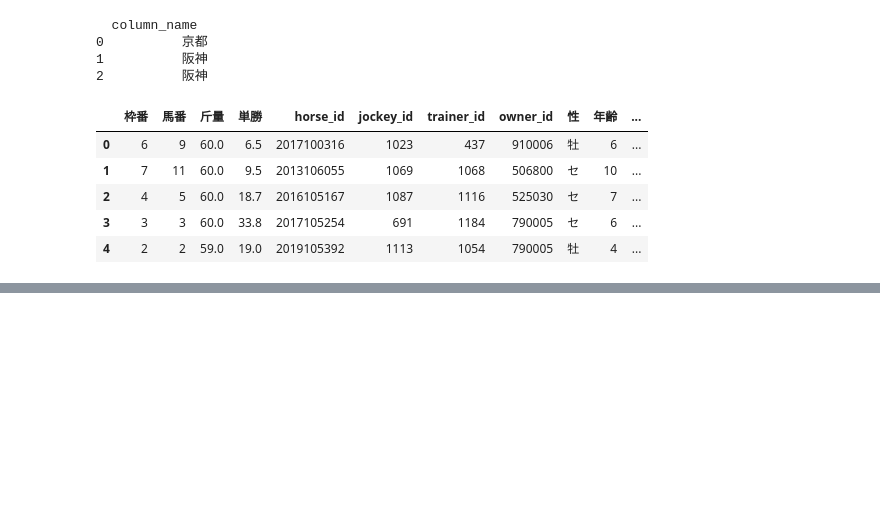
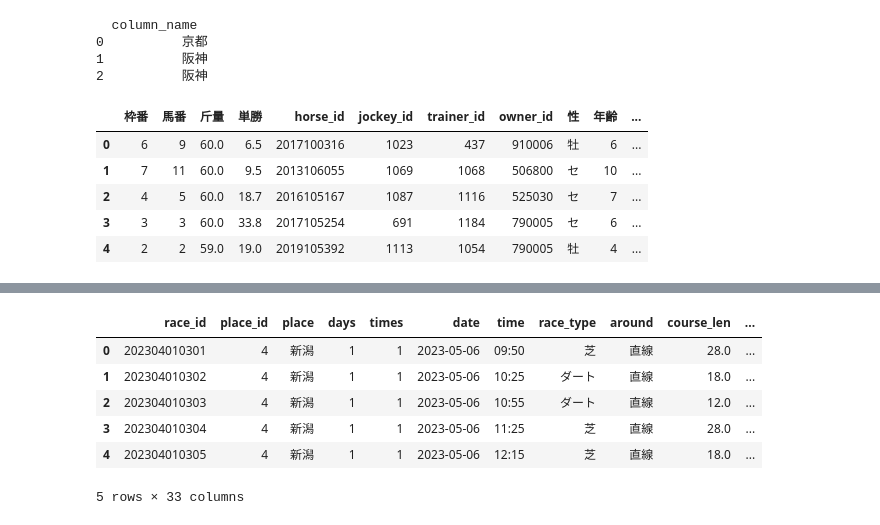
Before and after one commit to nmatsubara8/keibam, a Jupyter notebook: src/preparing/sand_box.ipynb, the cells around one changed output, grey strips where cells are left out. Saved outputs shown, nothing was run; the diff lists cells and outputs as text; code cells hidden in the pictures; blank space fills up the shorter version.

```diff
--- a/src/preparing/sand_box.ipynb
+++ b/src/preparing/sand_box.ipynb
@@ -1786,0 +1920,41 @@ dft.head()
+# %%
+import pandas as pd
+
+from src.preprocessing._abstract_data_processor import AbstractDataProcessor
+
+
+class RaceInfoProcessor(AbstractDataProcessor):
+    def __init__(self, filepath):
+        """
+        初期処理
+        """
+        super().__init__(filepath)
+
+    def _preprocess(self):
+        """
+        前処理
+        """
+        df = self.raw_data
+        # 距離は10の位を切り捨てる
+        df["course_len"] = df["course_len"].astype(float) // 100
+        # 日付型に変更
+        df["date"] = pd.to_datetime(df["date"], format="%Y年%m月%d日")
+        # 開催場所
+        df["開催"] = df.index.map(lambda x: str(x)[4:6])
+
+        return df
+
+
+inst = RaceInfoProcessor("./data/raw/race_info.pkl")
+dft = inst._preprocess()
+# new_columns = {col: int(col) if col.isdigit() else col for col in df.columns if col.isdigit()}
+# 列名を変換
+dft.head()
+# %% [output]
+|  | race_id | place_id | place | days | times | date | time | race_type | around | course_len | ... |
+| 0 | 202304010301 | 4 | 新潟 | 1 | 1 | 2023-05-06 | 09:50 | 芝 | 直線 | 28.0 | ... |
+| 1 | 202304010302 | 4 | 新潟 | 1 | 1 | 2023-05-06 | 10:25 | ダート | 直線 | 18.0 | ... |
+| 2 | 202304010303 | 4 | 新潟 | 1 | 1 | 2023-05-06 | 10:55 | ダート | 直線 | 12.0 | ... |
+| 3 | 202304010304 | 4 | 新潟 | 1 | 1 | 2023-05-06 | 11:25 | 芝 | 直線 | 28.0 | ... |
+| 4 | 202304010305 | 4 | 新潟 | 1 | 1 | 2023-05-06 | 12:15 | 芝 | 直線 | 18.0 | ... |
+5 rows × 33 columns
```
Also changed, not shown: parts of 4 cells of this notebook, 9 other files.
